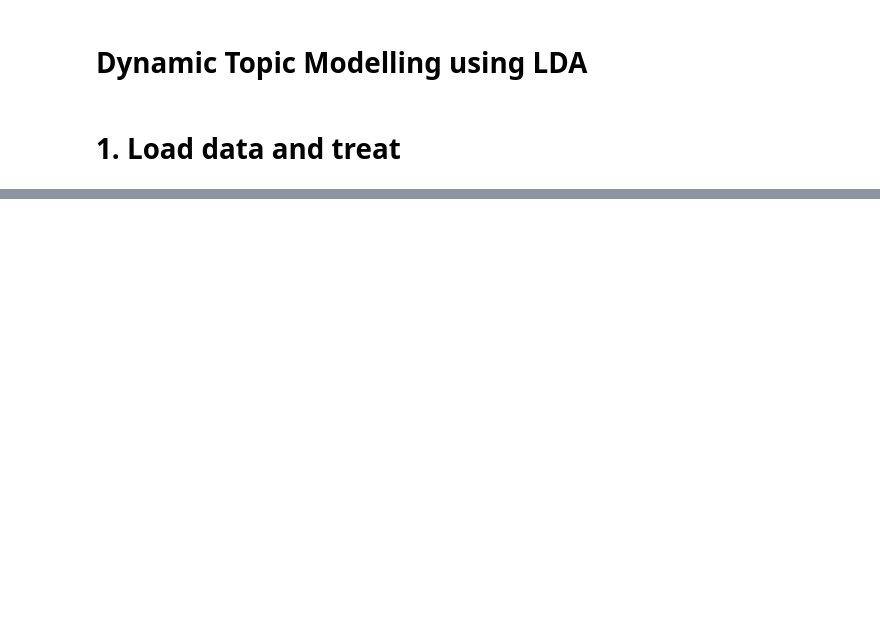
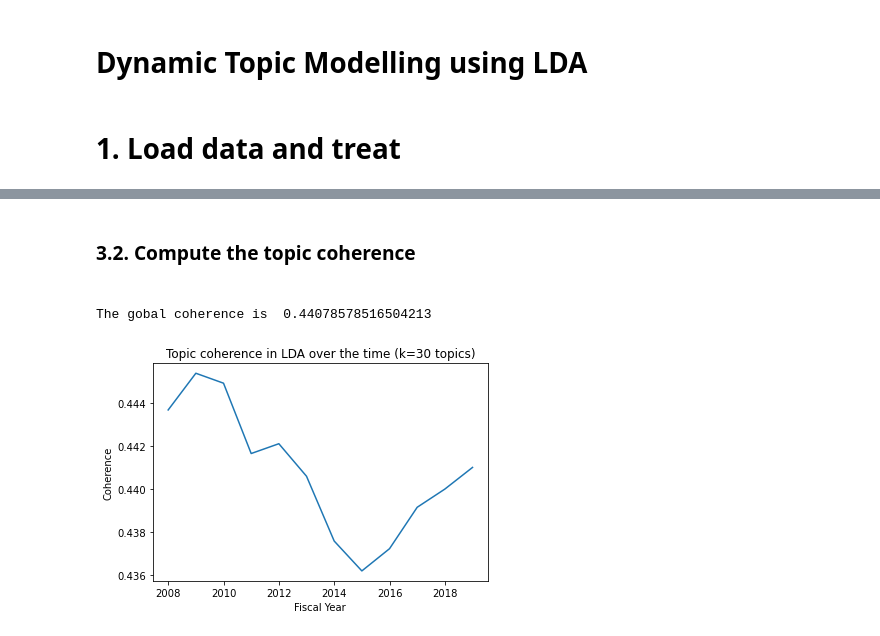
Before and after one commit to uva-bi-sdad/publicrd, a Jupyter notebook: src/Dynamic_Topic_Modelling/LDA/LDA.ipynb, the cells around one changed output, grey strips where cells are left out. Saved outputs shown, nothing was run; the diff lists cells and outputs as text; code cells hidden in the pictures; blank space fills up the shorter version.

Commit message:
update on dynamic topic modeling

```diff
--- a/src/Dynamic_Topic_Modelling/LDA/LDA.ipynb
+++ b/src/Dynamic_Topic_Modelling/LDA/LDA.ipynb
@@ -132,22 +137,25 @@ dtm_model.save('dtm_news')
-# %%
-# Topic coherence
-# we just have to specify the time-slice we want to find coherence for.
-topics_wrapper = ldaseq.dtm_coherence(time=0)
-topics_dtm = ldaseq.dtm_coherence(time=2)
-
-# running u_mass coherence on our models
-cm_wrapper = CoherenceModel(topics=topics_wrapper, corpus=corpus, dictionary=dictionary, coherence='u_mass')
-cm_DTM = CoherenceModel(topics=topics_dtm, corpus=corpus, dictionary=dictionary, coherence='u_mass')
-
-print ("U_mass topic coherence")
-print ("Wrapper coherence is ", cm_wrapper.get_coherence())
-print ("DTM Python coherence is", cm_DTM.get_coherence())
-
-# to use 'c_v' we need texts, which we have saved to disk.
-texts = pickle.load(open('Corpus/texts', 'rb'))
-cm_wrapper = CoherenceModel(topics=topics_wrapper, texts=texts, dictionary=dictionary, coherence='c_v')
-cm_DTM = CoherenceModel(topics=topics_dtm, texts=texts, dictionary=dictionary, coherence='c_v')
-
-print ("C_v topic coherence")
-print ("Wrapper coherence is ", cm_wrapper.get_coherence())
-print ("DTM Python coherence is", cm_DTM.get_coherence())
+# %% [markdown]
+<h3> 3.2. Compute the topic coherence <h3 />
+# %%
+# Compute model coherence. Show the trend evolution and compute the golbal coherence as the average coherence over the time
+coherence_values = []
+
+for t in range(0,len(time)):
+    topics_dtm = ldaseq.dtm_coherence(time=t)
+    cm = CoherenceModel(topics=topics_dtm, dictionary=dictionary, texts=docs, coherence='c_v', processes=30)
+    coherence_values.append(cm.get_coherence())
+
+#  Create a coherence series from the list. compute also the median....
+coherence_serie = pd.Series(coherence_values, index =time)
+print ("The gobal coherence is ", coherence_serie.mean())
+# %% [output]
+The gobal coherence is  0.44078578516504213
+# %%
+# Print the time evolution of topics coherence
+serie = coherence_serie.plot()
+plt.title('Topic coherence in LDA over the time (k=30 topics)')
+plt.xlabel("Fiscal Year")
+plt.ylabel("Coherence")
+plt.savefig('time_coherence.png')
+# %% [output]
+[figure, added]
```
Also changed, not shown: parts of 19 cells of this notebook, 13 other files.
